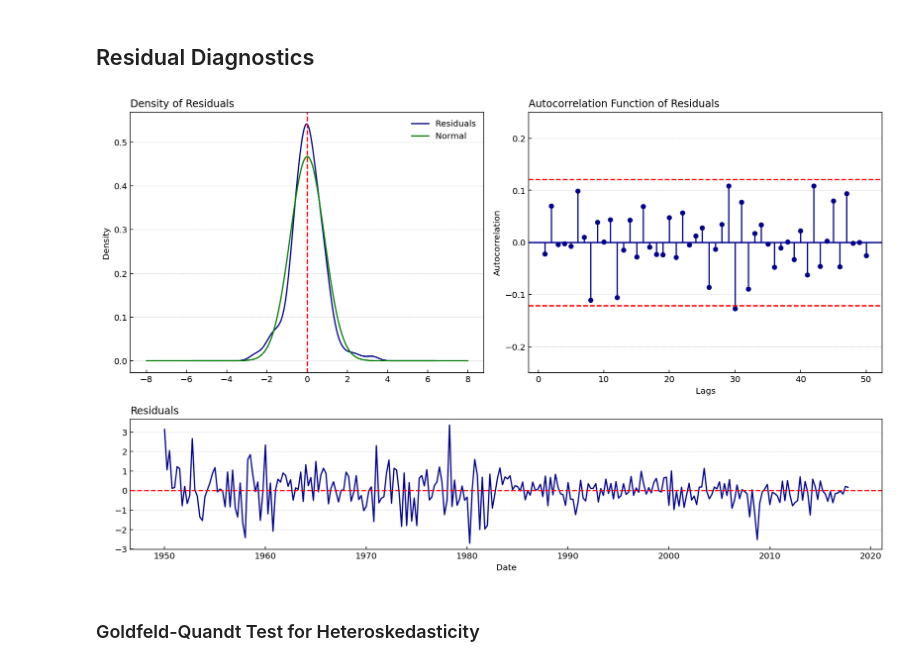
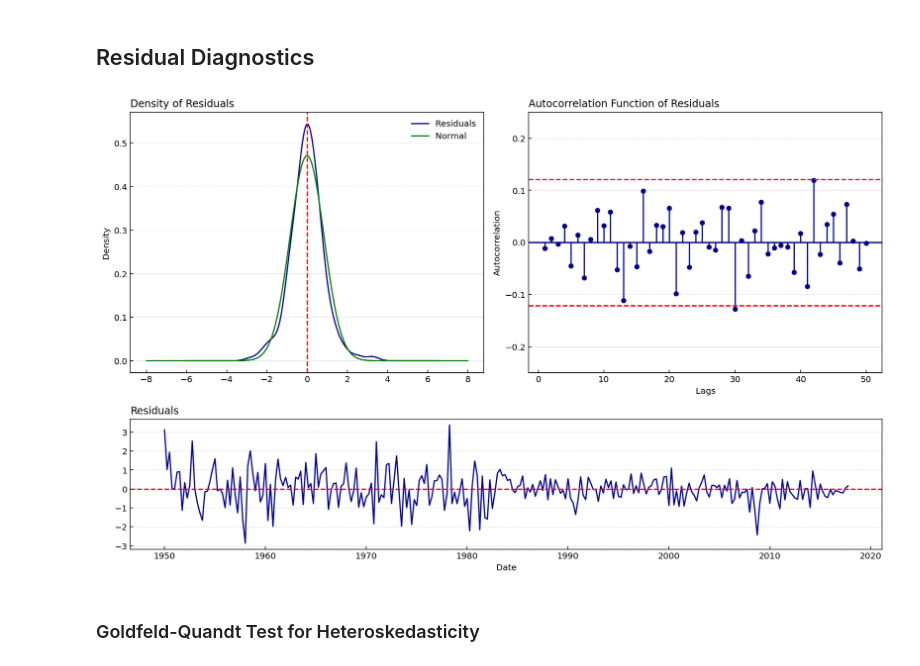
Before and after one commit to LeonHackl/TimeSeries-Forecasting, a Jupyter notebook: ARIMA-Python.ipynb, the cells around one changed output. Saved outputs shown, nothing was run; the diff lists cells and outputs as text; code cells hidden in the pictures.

```diff
--- a/ARIMA-Python.ipynb
+++ b/ARIMA-Python.ipynb
@@ -45,5 +45,5 @@ for i in range(len(file_list)):
     file_list[i]["DATE"] = pd.to_datetime(file_list[i]["DATE"])
     file_list[i].set_index("DATE", inplace = True)
 # %%
-validation, training, testing = [f for f in file_list]
+training, testing = [f for f in file_list]
 # %% [markdown]
@@ -88,19 +109,19 @@ $$
 # %%
-# grid-search function for finding the best combination of arima parameters (p,d,q)
-def grid_search(training, validation, p_grid, d, q_grid):
+# grid-search for finding the best combination of arima parameters (p,d,q)
+def grid_search(training, p_grid, d, q_grid):
     best_score, best_cfg = float("inf"), None
     aicc_values = list()
     for p in p_grid:
         for q in q_grid:
             order = (p,d,q)
             try:
-                aicc, rmse, model_data = evaluate_model(training, validation, order)
+                aicc, rmse, model_data, residuals = evaluate_model(training, order)
                 if aicc < best_score:
-                    best_score, best_rmse, best_cfg, best_model_data = aicc, rmse, order, model_data
+                    best_score, best_rmse, best_cfg, best_model_data, best_resid = aicc, rmse, order, model_data, residuals
                 print(">ARIMA%s -> AICc = %.3f" % (order, aicc))
                 aicc_values.append(aicc)
             except:
                 continue
     # print best model and return best configuration and best scores
     print(">best model: ARIMA%s with AICc of %.3f" % (best_cfg, best_score))
-    return best_cfg, best_model_data, aicc_values, best_rmse
+    return best_cfg, best_model_data, aicc_values, best_rmse, best_resid
@@ -106,0 +131,3 @@ def grid_search(training, validation, p_grid, d, q_grid):
+# %%
+# run the grid-search
+best_cfg, model_data, aicc_values, rmse, residuals = grid_search(training, p, d, q)
@@ -177,17 +200,12 @@ plot_model(model_data, aicc_values, rmse)
 ## Residual Diagnostics
 # %%
 # function for visualization of the residuals for the chosen arima model
-# good forecasting methods will yield innovation residuals with the following properties:
+# good forecasting methods will yield residuals with the following properties:
 # 1. The residuals are uncorrelated (otherwise there is information left)
 # 2. The residuals have zero mean (otherwise the forecasts are biased)
 # 3. The residuals have constant variance (useful, but not necessary)
 # 4. The residuals are normally distributed (useful, but not necessary)
-def plot_residuals(data, order):
-    # get residuals for the chosen combination of (p,d,q) parameters
-    model = ARIMA(data, order = order)
-    model_fit = model.fit()
-    residuals = pd.DataFrame(model_fit.resid)
-
+def plot_residuals(data):
     gs = gridspec.GridSpec(2, 2, height_ratios = [2, 1])
     plt.figure(figsize = (13,8))
 
@@ -228,15 +246,13 @@ def plot_residuals(data, order):
     ax3.tick_params(direction = "in")
     ax3.grid(axis = "y", linewidth = 0.5, linestyle = ":")
 
+    # layout optimization
     plt.tight_layout()
-
-    # return the residual values
-    return residuals
 # %%
 # residuals for chosen parameter combination on full training data
-residuals = plot_residuals(pd.concat([training, validation]), best_cfg)
+plot_residuals(residuals)
 # %% [output]
-[figure, old version]
+[figure, new version]
 # %% [markdown]
 ### Goldfeld-Quandt Test for Heteroskedasticity
 # %%
```
Also changed, not shown: parts of 26 cells of this notebook, 1 other file.
